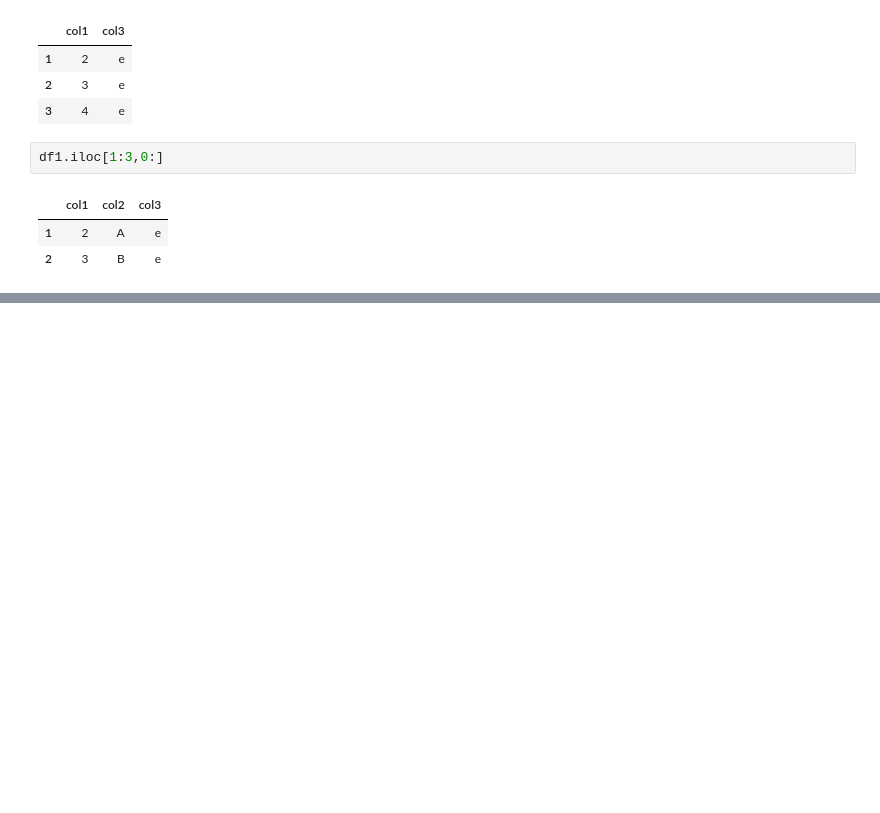
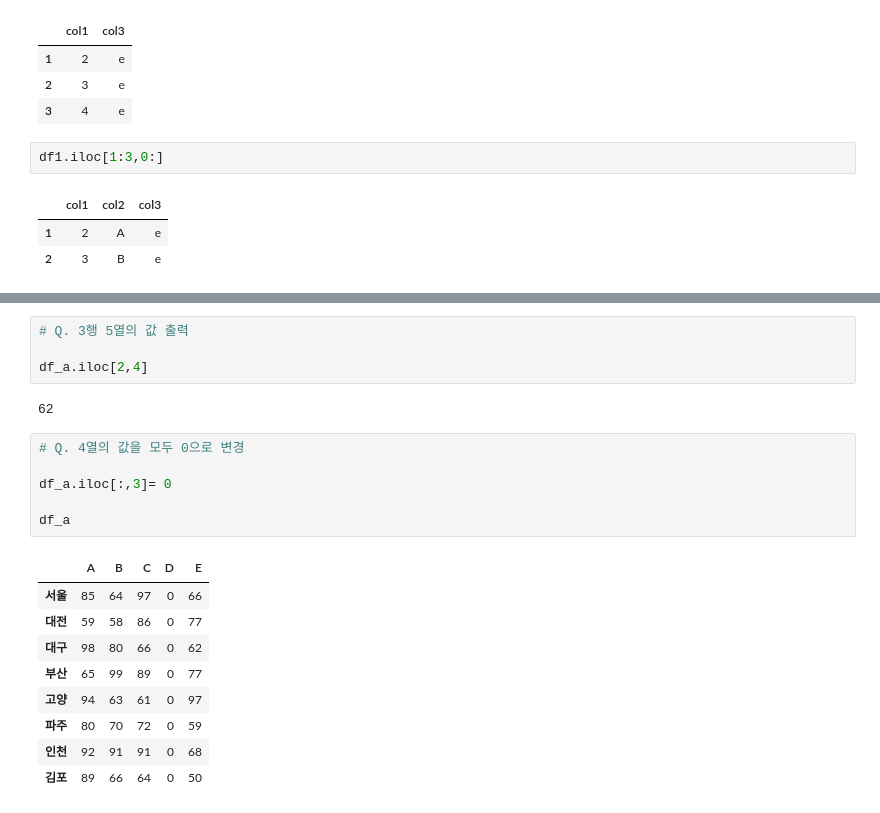
Before and after one commit to bnv20/kdt7, a Jupyter notebook: m2_분석라이브러리활용/pandas/데이터형식.ipynb, the cells around one changed output, grey strips where cells are left out. Saved outputs shown, nothing was run; the diff lists cells and outputs as text; blank space fills up the shorter version.

```diff
--- a/m2_분석라이브러리활용/pandas/데이터형식.ipynb
+++ b/m2_분석라이브러리활용/pandas/데이터형식.ipynb
@@ -440,0 +511,22 @@ df1.iloc[1:3,0:]
+# %%
+# Q. 3행 5열의 값 출력
+
+df_a.iloc[2,4]
+# %% [output]
+62
+# %%
+# Q. 4열의 값을 모두 0으로 변경
+
+df_a.iloc[:,3]= 0
+
+df_a
+# %% [output]
+|  | A | B | C | D | E |
+| 서울 | 85 | 64 | 97 | 0 | 66 |
+| 대전 | 59 | 58 | 86 | 0 | 77 |
+| 대구 | 98 | 80 | 66 | 0 | 62 |
+| 부산 | 65 | 99 | 89 | 0 | 77 |
+| 고양 | 94 | 63 | 61 | 0 | 97 |
+| 파주 | 80 | 70 | 72 | 0 | 59 |
+| 인천 | 92 | 91 | 91 | 0 | 68 |
+| 김포 | 89 | 66 | 64 | 0 | 50 |
```
Also changed, not shown: parts of 16 cells of this notebook, 2 other files.
